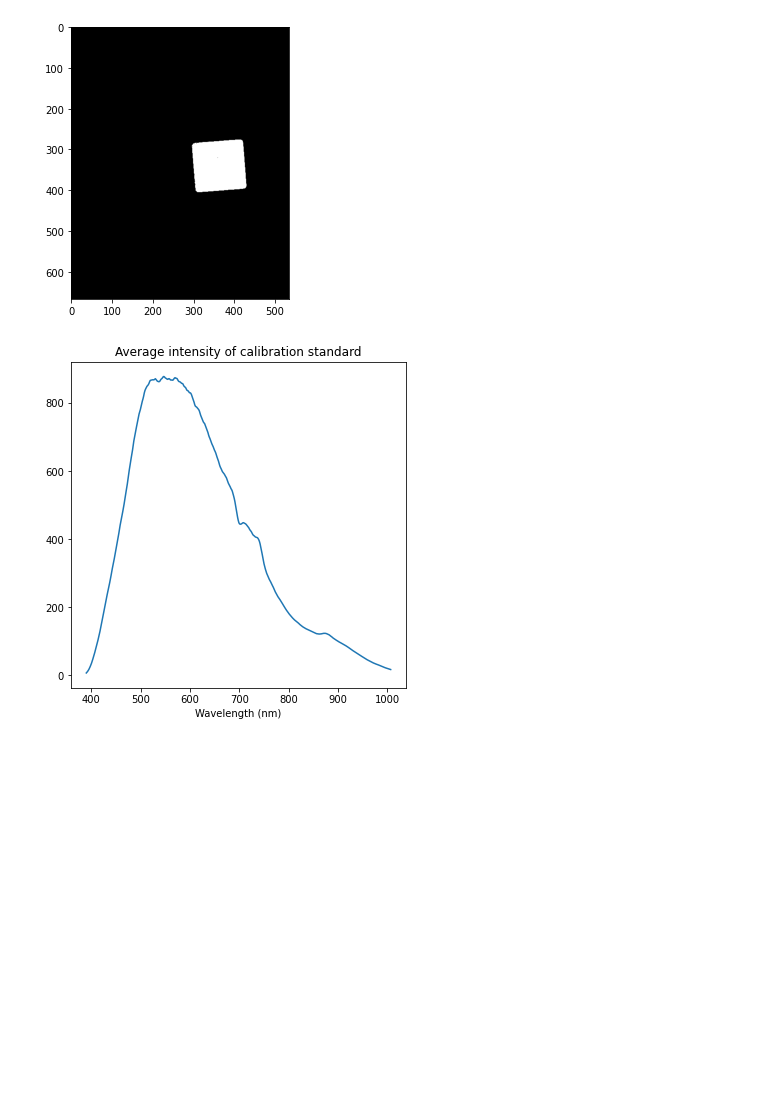
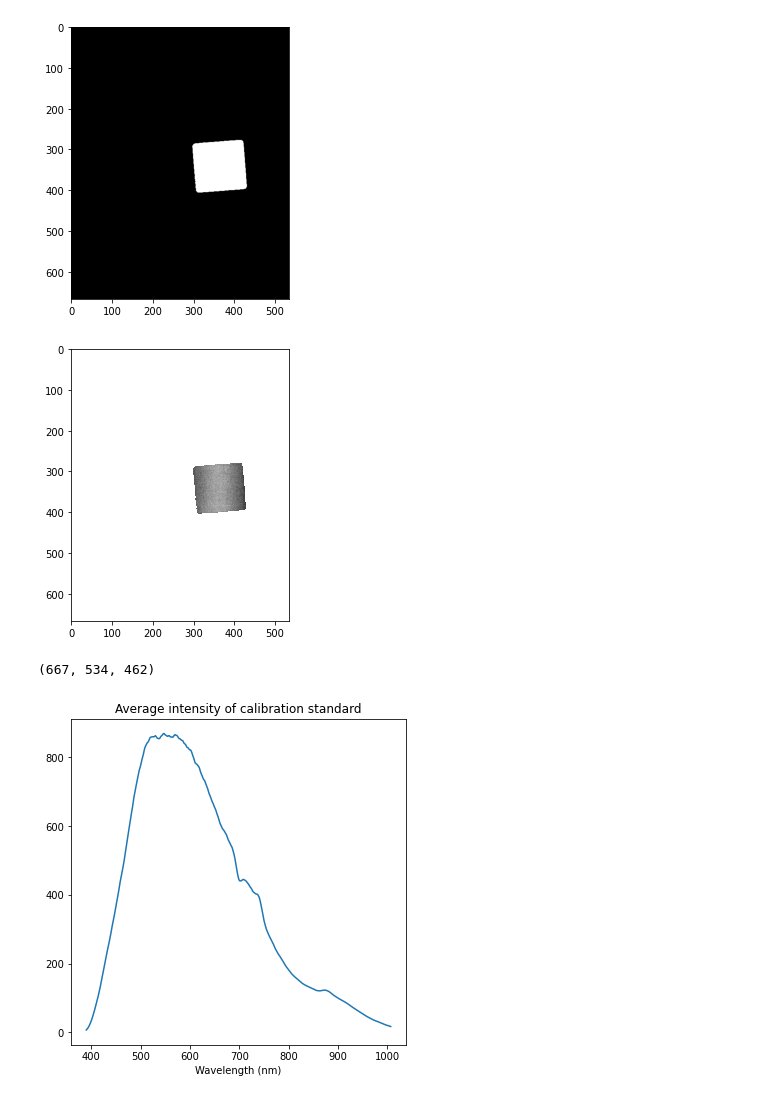
Before and after one commit to piyuss/hyperspectral-image-demo, a Jupyter notebook: hyperspectral_image_demo.ipynb, the cells around one changed output. Cells and saved outputs as stored; diff of their text form; code cells hidden in the pictures; blank space fills up the shorter version.

```diff
--- a/hyperspectral_image_demo.ipynb
+++ b/hyperspectral_image_demo.ipynb
@@ -294,27 +294,34 @@ We still have non-plant pixels that are segmented out, particularly towards the
 
 One way to remove the noise (and keep the two lettuce blobs) is to simply extract the two largest connected components in the binary image. Below, we create a function that returns a 3-D data structure with the n largest blobs, one in each channel.
 # %%
-#@title Function to find n largest blobs in binary image
+#@title Find n largest blobs in binary image
+
+def fill_holes(binary_image):
+    h, w = binary_image.shape[:2]
+    mask = np.zeros((h+2, w+2), np.uint8)
+    cv2.floodFill(255*binary_image.astype(np.uint8), mask, (0,0), 255);
+    mask = cv2.bitwise_not(mask)
+    return mask
 
 def get_largest_blobs(binary_image, num_blobs):
 
-  #find connected components
-  binary_image = binary_image.astype(np.uint8)
-  num_comps, output, stats, centroids = cv2.connectedComponentsWithStats(binary_image, connectivity=8)
+    #find connected components
+    binary_image = binary_image.astype(np.uint8)
+    num_comps, output, stats, centroids = cv2.connectedComponentsWithStats(binary_image, connectivity=8)
 
-  sizes = stats[1:, -1]; nb_components = num_comps - 1
+    sizes = stats[1:, -1]; nb_components = num_comps - 1
 
-  blob_indices = np.argsort(sizes)[::-1][0:num_blobs]
+    blob_indices = np.argsort(sizes)[::-1][0:num_blobs]
 
-  aggregate_img = np.zeros((binary_image.shape[0], binary_image.shape[1],num_blobs))
+    aggregate_img = np.zeros((binary_image.shape[0], binary_image.shape[1],num_blobs))
 
-  centroid_list = centroids[blob_indices+1]
-  for i in range(num_blobs):
+    centroid_list = centroids[blob_indices+1]
+    for i in range(num_blobs):
         img2 = np.zeros((output.shape))
         img2[output == blob_indices[i]+1] = 255
-        aggregate_img[:,:,i] = img2
-
-  return aggregate_img, centroid_list
+        img2 = fill_holes(img2) == 255
+        aggregate_img[:,:,i] = img2[:-2,:-2]
+    return aggregate_img, centroid_list
 # %%
 #@title Display images
 
@@ -399,16 +414,26 @@ show_image(standard_mask)
 # %% [output]
 [figure]
 # %%
+#@title Extract calibration panel spectrum
+
 standard_mask_cube = np.repeat(standard_mask[:, :, np.newaxis], 462, axis=2)
 
 import numpy.ma as ma
-mask_arr = ma.masked_array(arr, mask = np.uint8(1*(standard_mask_cube==0)))
+mask_arr_standard = ma.masked_array(arr, mask = np.uint8(1*(standard_mask_cube==0)))
 
-standard_spectrum = [None] * mask_arr.shape[2]
+standard_spectrum = [None] * mask_arr_standard.shape[2]
 i = 0
-for i in range(mask_arr.shape[2]):
-  channel_mask = mask_arr[:,:,i]
-  standard_spectrum[i] = channel_mask.mean()
+for i in range(mask_arr_standard.shape[2]):
+    channel_mask = mask_arr_standard[:,:,i]
+    standard_spectrum[i] = channel_mask.mean()
+# %%
+show_image(channel_mask.squeeze(axis=2))
+# %% [output]
+[figure, added]
+# %%
+arr.shape
+# %% [output]
+(667, 534, 462)
 # %%
 plot_spectrum(standard_spectrum, "Average intensity of calibration standard")
 # %% [output]
```
Also changed, not shown: parts of 7 cells of this notebook.
